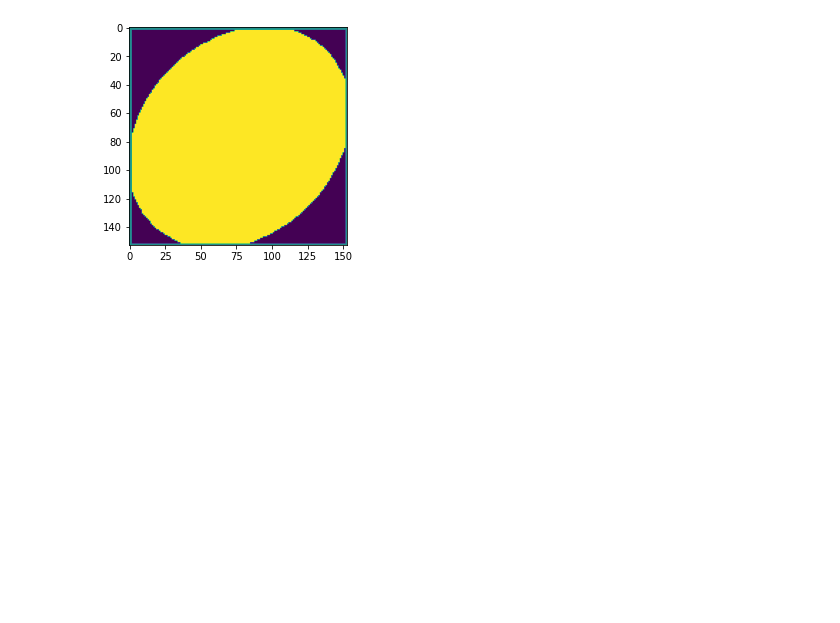
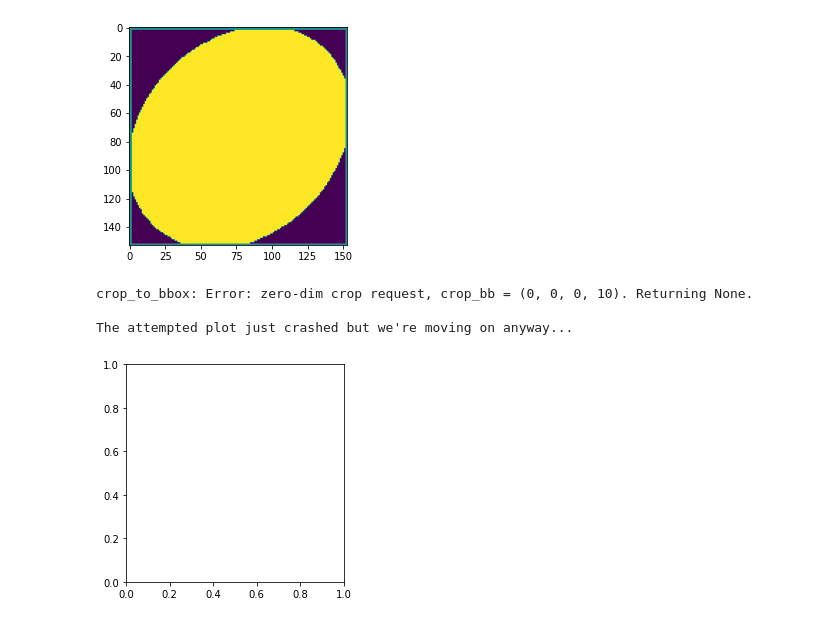
Before and after one commit to drscotthawley/espiownage, a Jupyter notebook: nbs/00_core.ipynb, the cells around one changed output. Cells and saved outputs as stored; diff of their text form; code cells hidden in the pictures; blank space fills up the shorter version.

Commit message:
fixed gen_crops to trap for zero length images

```diff
--- a/nbs/00_core.ipynb
+++ b/nbs/00_core.ipynb
@@ -204,7 +204,16 @@ def crop_to_bbox(
     if clip:
         xmin, xmax = np.clip(xmin, 0, width),  np.clip(xmax, 0, width)
         ymin, ymax = np.clip(ymin, 0, height), np.clip(ymax, 0, height)
-    return img.crop( (int(xmin), int(ymin), int(xmax), int(ymax)))  # .crop() is PIL Image.crop()
+    # check ordering
+    if (xmin > xmax): xmin, xmax = xmax, xmin  # error correction, swap
+    if (ymin > ymax): ymin, ymax = ymax, ymin  # swap
+    crop_bb = (int(xmin), int(ymin), int(xmax), int(ymax))
+
+    # Image.crop does not like zero-size dimensions but its error message is cryptic
+    if (xmax-xmin > 0) and (ymax-ymin > 0): return img.crop(crop_bb)
+    else:
+        print(f"crop_to_bbox: Error: zero-dim crop request, crop_bb = {crop_bb}. Returning None.")
+        return None
 # %%
 from matplotlib.pyplot import imshow
 
@@ -212,3 +221,15 @@ imshow(crop_to_bbox(img, bb))
 # %% [output]
 <matplotlib.image.AxesImage at 0x...>
 [figure]
+# %%
+bb_bad = crop_to_bbox(img, [-100,-100,-10,10])
+
+try:
+    imshow(bb_bad)
+except:
+    print("\nThe attempted plot just crashed but we're moving on anyway...")
+# %% [output]
+crop_to_bbox: Error: zero-dim crop request, crop_bb = (0, 0, 0, 10). Returning None.
+
+The attempted plot just crashed but we're moving on anyway...
+[figure, added]
```
Also changed, not shown: parts of 2 cells of this notebook, 3 other files.
